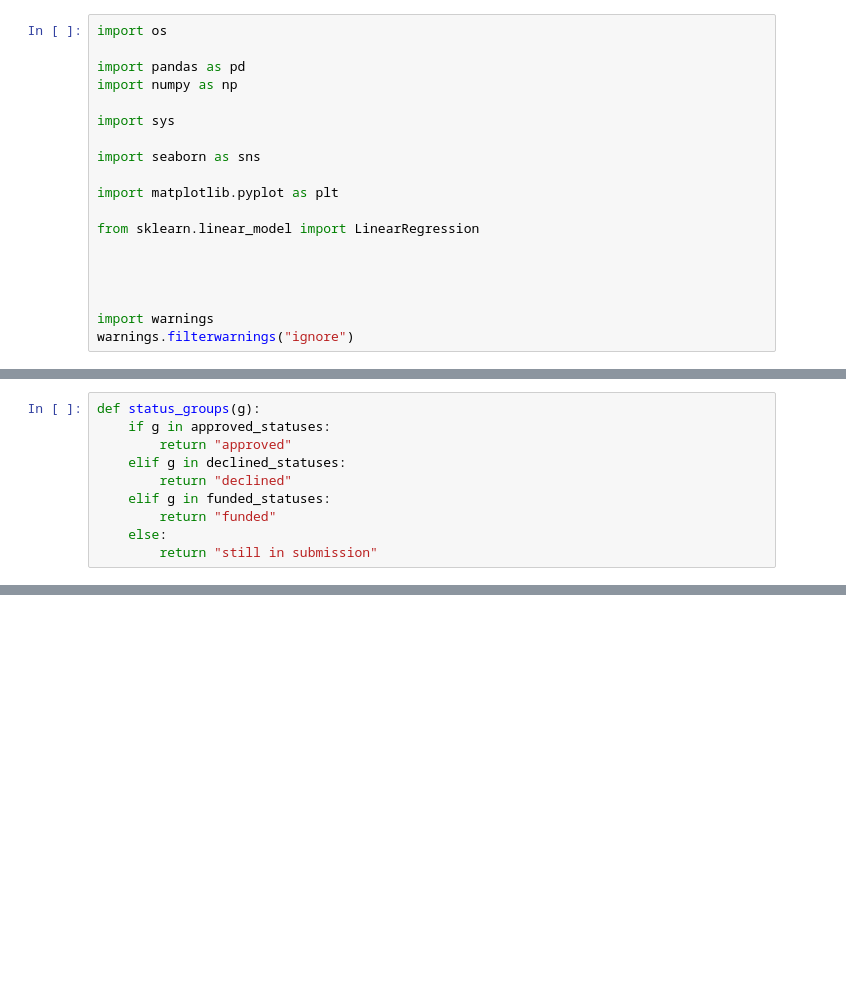
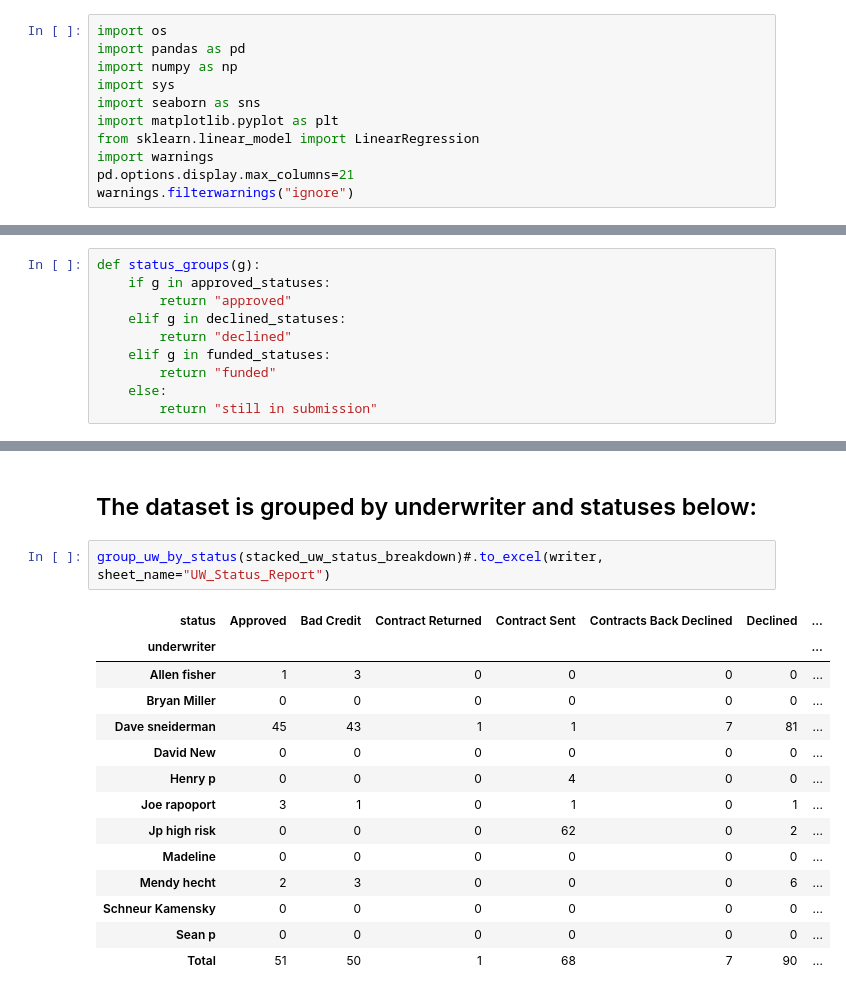
Before and after one commit to business-ui/python_projects, a Jupyter notebook: Report/Report.ipynb, the cells around one changed output, grey strips where cells are left out. Saved outputs shown, nothing was run; the diff lists cells and outputs as text; blank space fills up the shorter version.

Commit message:
Created executable version and display versions

```diff
--- a/Report/Report.ipynb
+++ b/Report/Report.ipynb
@@ -1,21 +3,13 @@
 # %%
 import os
-
 import pandas as pd
 import numpy as np
-
 import sys
-
 import seaborn as sns
-
 import matplotlib.pyplot as plt
-
 from sklearn.linear_model import LinearRegression
-
-
-
-
 import warnings
+pd.options.display.max_columns=21
 warnings.filterwarnings("ignore")
 # %%
 approved_statuses = ['Approved',
@@ -188,0 +174,19 @@ def report_maker(filename):
+# %% [markdown]
+## The dataset is grouped by underwriter and statuses below:
+# %%
+group_uw_by_status(stacked_uw_status_breakdown)#.to_excel(writer, sheet_name="UW_Status_Report")
+# %% [output]
+| status | Approved | Bad Credit | Contract Returned | Contract Sent | Contracts Back Declined | Declined | ... |
+| underwriter |  |  |  |  |  |  | ... |
+| Allen fisher | 1 | 3 | 0 | 0 | 0 | 0 | ... |
+| Bryan Miller | 0 | 0 | 0 | 0 | 0 | 0 | ... |
+| Dave sneiderman | 45 | 43 | 1 | 1 | 7 | 81 | ... |
+| David New | 0 | 0 | 0 | 0 | 0 | 0 | ... |
+| Henry p | 0 | 0 | 0 | 4 | 0 | 0 | ... |
+| Joe rapoport | 3 | 1 | 0 | 1 | 0 | 1 | ... |
+| Jp high risk | 0 | 0 | 0 | 62 | 0 | 2 | ... |
+| Madeline | 0 | 0 | 0 | 0 | 0 | 0 | ... |
+| Mendy hecht | 2 | 3 | 0 | 0 | 0 | 6 | ... |
+| Schneur Kamensky | 0 | 0 | 0 | 0 | 0 | 0 | ... |
+| Sean p | 0 | 0 | 0 | 0 | 0 | 0 | ... |
+| Total | 51 | 50 | 1 | 68 | 7 | 90 | ... |
```
Also changed, not shown: parts of 16 cells of this notebook, 2 other files.
